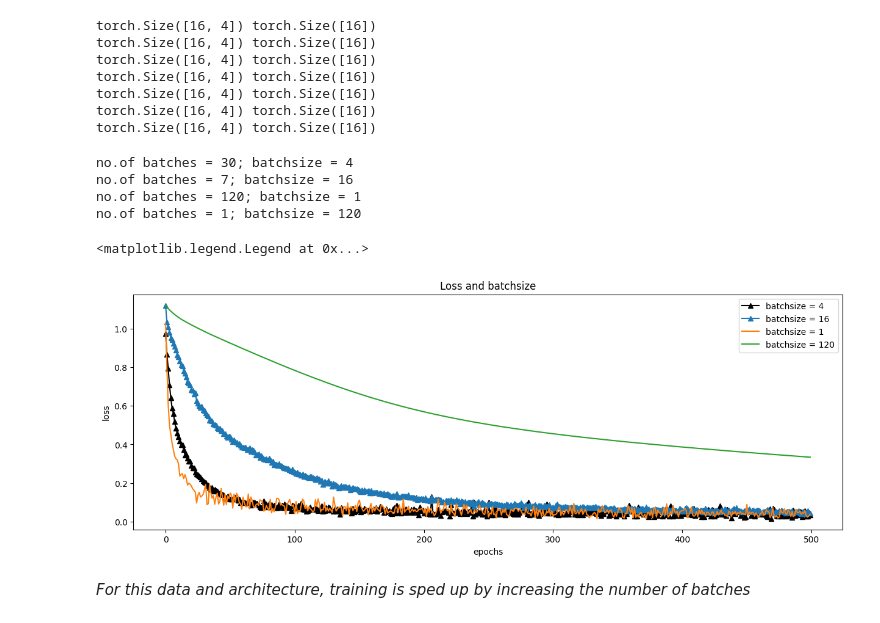
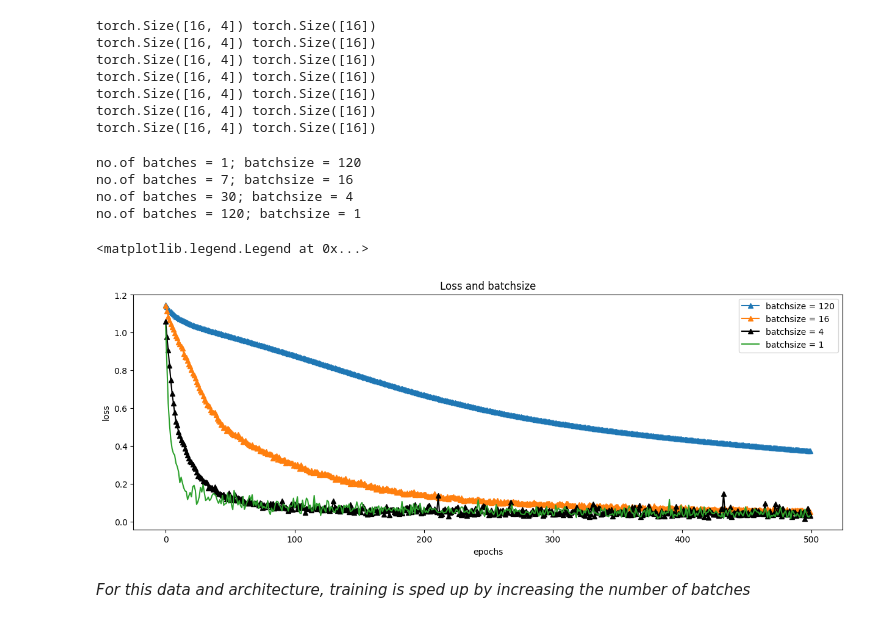
Before and after one commit to taruvaid/Fourier-Neural-Operators, a Jupyter notebook: Neural_Nets_Overfitting_&_Regularlization.ipynb, the cells around one changed output. Saved outputs shown, nothing was run; the diff lists cells and outputs as text; code cells hidden in the pictures.

Commit message:
updated graph on mini-batches experiment

```diff
--- a/Neural_Nets_Overfitting_&_Regularlization.ipynb
+++ b/Neural_Nets_Overfitting_&_Regularlization.ipynb
@@ -1399,7 +1399,9 @@ numepochs = 500
 L2lambda = 0
 L1lambda = 0
 
-batchsize = 4
+fig = plt.figure(figsize = (15,5))
+
+batchsize = 120
 train_dldr = DataLoader(train_dataset,batch_size = batchsize, shuffle = True, drop_last=True)
 model,lossfun,optimizer = createModel(L2lambda)
 trainAcc, testAcc, losses = modelTraining(model,lossfun,optimizer,train_dldr,test_dldr,L1lambda)
@@ -1409,60 +1411,55 @@ for i in train_dldr:
   a +=1
 print(f"no.of batches = {a}; batchsize = {batchsize}")
 
-
-fig = plt.figure(figsize = (15,5))
-
-plt.plot(losses,"k^-", label = "batchsize = 4")
-plt.xlabel("epochs")
-plt.ylabel("loss")
+plt.plot(losses,"^-",label = "batchsize = 120")
 
 batchsize = 16
 train_dldr = DataLoader(train_dataset,batch_size = batchsize, shuffle = True, drop_last=True)
 model,lossfun,optimizer = createModel(L2lambda)
 trainAcc, testAcc, losses = modelTraining(model,lossfun,optimizer,train_dldr,test_dldr,L1lambda)
 
 a = 0
 for i in train_dldr:
   a +=1
 print(f"no.of batches = {a}; batchsize = {batchsize}")
 
 plt.plot(losses,"^-",label = "batchsize = 16")
 
+batchsize = 4
+train_dldr = DataLoader(train_dataset,batch_size = batchsize, shuffle = True, drop_last=True)
+model,lossfun,optimizer = createModel(L2lambda)
+trainAcc, testAcc, losses = modelTraining(model,lossfun,optimizer,train_dldr,test_dldr,L1lambda)
+
+a = 0
+for i in train_dldr:
+  a +=1
+print(f"no.of batches = {a}; batchsize = {batchsize}")
+
+plt.plot(losses,"k^-", label = "batchsize = 4")
+
 batchsize = 1
 train_dldr = DataLoader(train_dataset,batch_size = batchsize, shuffle = True, drop_last=True)
 model,lossfun,optimizer = createModel(L2lambda)
 trainAcc, testAcc, losses = modelTraining(model,lossfun,optimizer,train_dldr,test_dldr,L1lambda)
 
 a = 0
 for i in train_dldr:
   a +=1
 print(f"no.of batches = {a}; batchsize = {batchsize}")
 
 plt.plot(losses,"-",label = "batchsize = 1")
 
-batchsize = 120
-train_dldr = DataLoader(train_dataset,batch_size = batchsize, shuffle = True, drop_last=True)
-model,lossfun,optimizer = createModel(L2lambda)
-trainAcc, testAcc, losses = modelTraining(model,lossfun,optimizer,train_dldr,test_dldr,L1lambda)
-
-a = 0
-for i in train_dldr:
-  a +=1
-print(f"no.of batches = {a}; batchsize = {batchsize}")
-
-plt.plot(losses,"-",label = "batchsize = 120")
-
 plt.xlabel("epochs")
 plt.ylabel("loss")
 plt.title("Loss and batchsize")
 plt.legend()
 # %% [output]
+no.of batches = 1; batchsize = 120
+no.of batches = 7; batchsize = 16
 no.of batches = 30; batchsize = 4
-no.of batches = 7; batchsize = 16
 no.of batches = 120; batchsize = 1
-no.of batches = 1; batchsize = 120
 <matplotlib.legend.Legend at 0x...>
-[figure, old version]
+[figure, new version]
 # %% [markdown]
 *For this data and architecture, training is sped up by increasing the number of batches*
 # %% [markdown]
```
